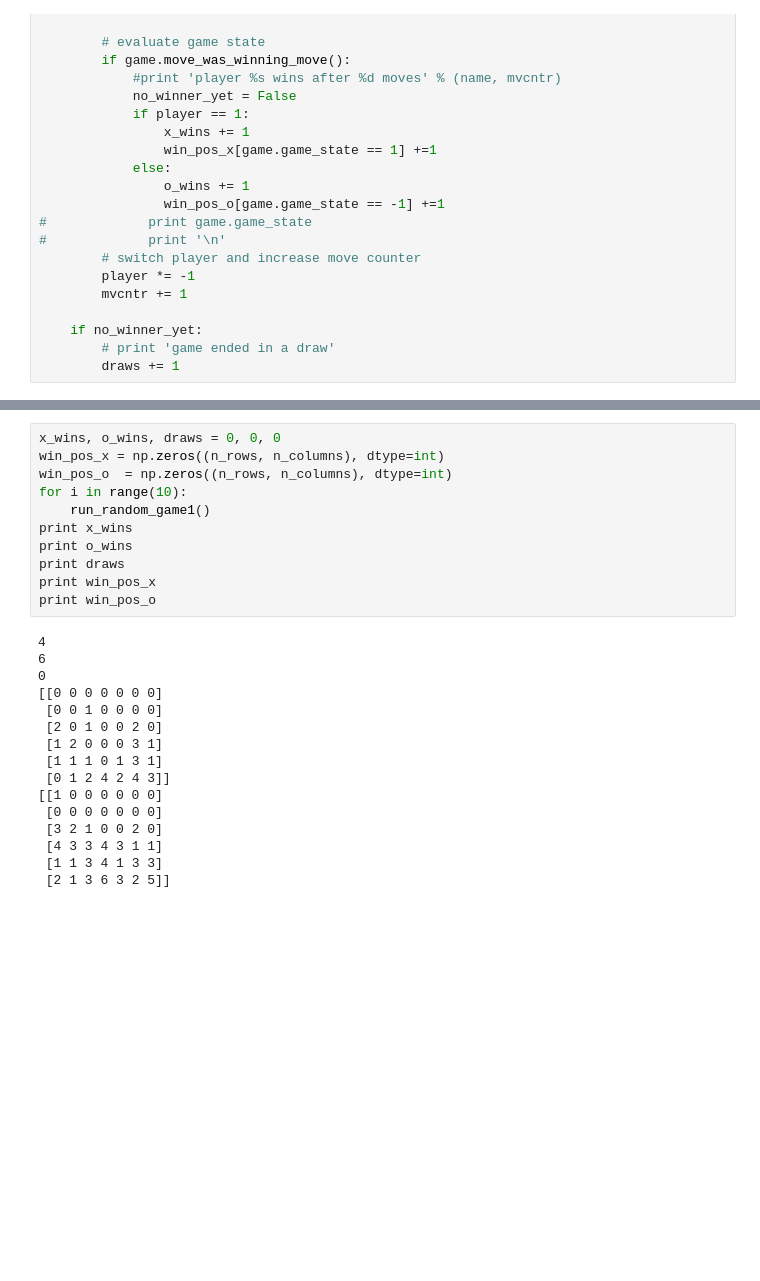
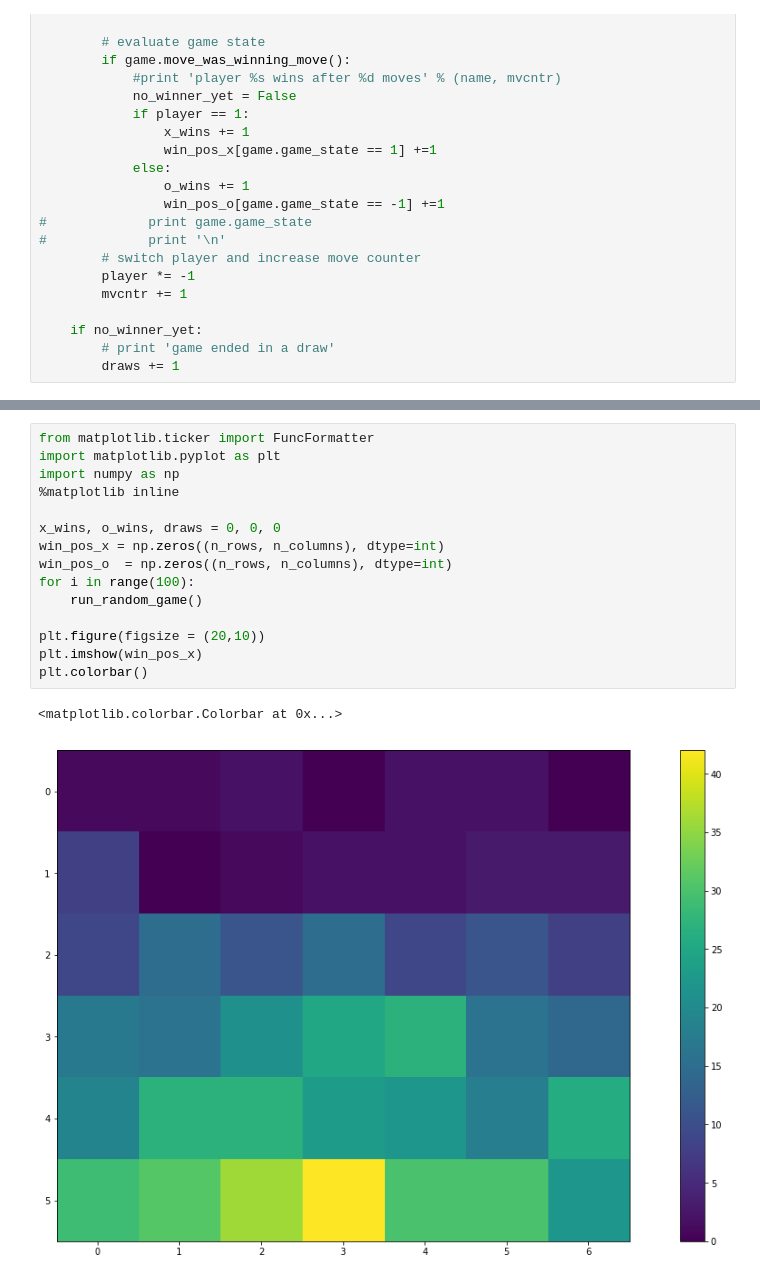
Before and after one commit to Vanik888/Game-AI, a Jupyter notebook: project_1/task1.3/Connect statistic.ipynb, the cells around one changed output, grey strips where cells are left out. Drawn from its saved outputs; the diff is of its cells as text; blank space fills up the shorter version.

```diff
--- a/project_1/task1.3/Connect statistic.ipynb
+++ b/project_1/task1.3/Connect statistic.ipynb
@@ -108,27 +111,18 @@ for i in games_num:
 # %%
+from matplotlib.ticker import FuncFormatter
+import matplotlib.pyplot as plt
+import numpy as np
+%matplotlib inline
+
 x_wins, o_wins, draws = 0, 0, 0
 win_pos_x = np.zeros((n_rows, n_columns), dtype=int)
 win_pos_o  = np.zeros((n_rows, n_columns), dtype=int)
-for i in range(10):
-    run_random_game1()
-print x_wins
-print o_wins
-print draws
-print win_pos_x
-print win_pos_o
+for i in range(100):
+    run_random_game()
+
+plt.figure(figsize = (20,10))
+plt.imshow(win_pos_x)
+plt.colorbar()
 # %% [output]
-4
-6
-0
-[[0 0 0 0 0 0 0]
- [0 0 1 0 0 0 0]
- [2 0 1 0 0 2 0]
- [1 2 0 0 0 3 1]
- [1 1 1 0 1 3 1]
- [0 1 2 4 2 4 3]]
-[[1 0 0 0 0 0 0]
- [0 0 0 0 0 0 0]
- [3 2 1 0 0 2 0]
- [4 3 3 4 3 1 1]
- [1 1 3 4 1 3 3]
- [2 1 3 6 3 2 5]]
+<matplotlib.colorbar.Colorbar at 0x...>
+[figure, added]
```
Also changed, not shown: parts of 6 cells of this notebook.
